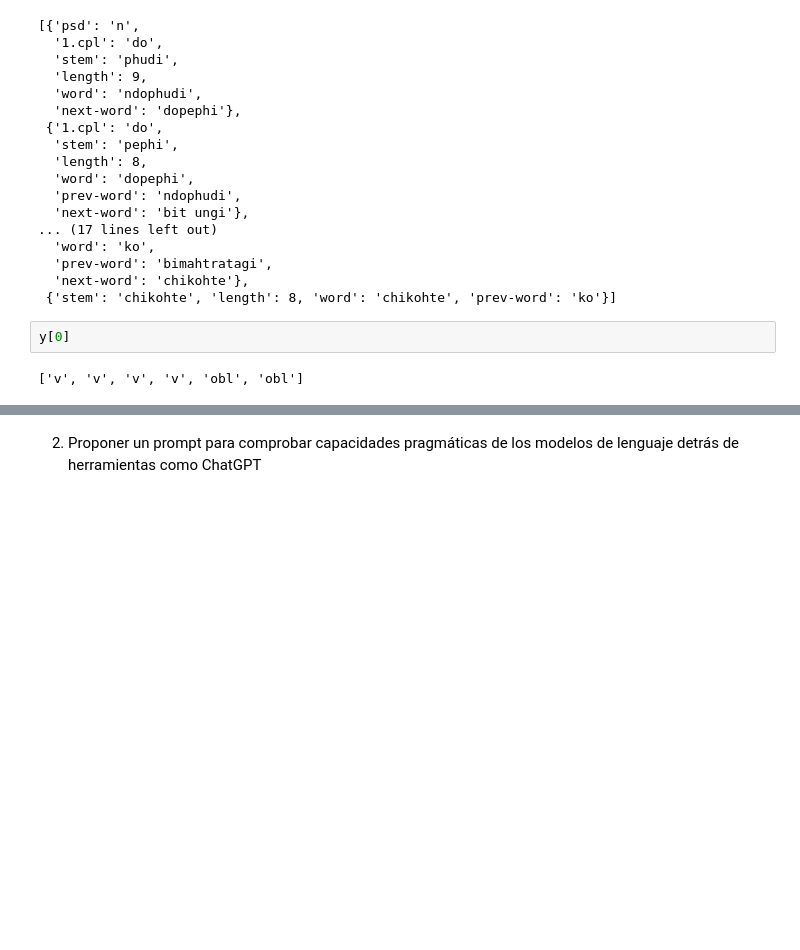
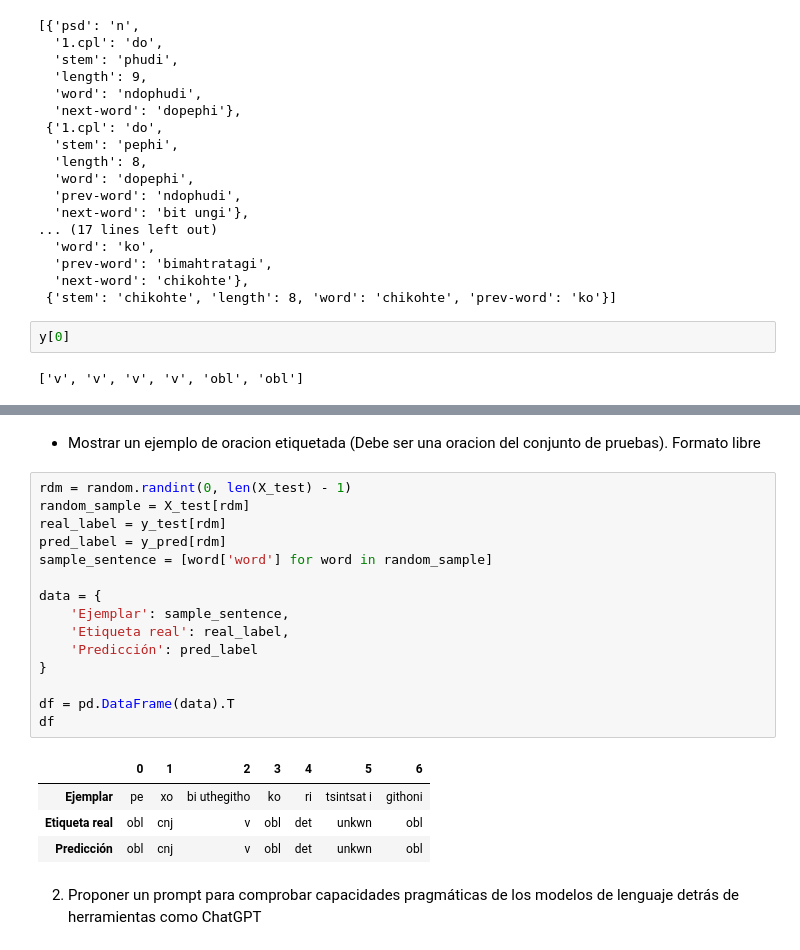
Before and after one commit to ContrarioMotu/Linguistica-Computacional, a Jupyter notebook: 2-Language-levels-II.ipynb, the cells around one changed output, grey strips where cells are left out. Cells and saved outputs as stored; diff of their text form; blank space fills up the shorter version.

```diff
--- a/2-Language-levels-II.ipynb
+++ b/2-Language-levels-II.ipynb
@@ -997,2 +226,24 @@ Confusion matrix:
+# %% [markdown]
+- Mostrar un ejemplo de oracion etiquetada (Debe ser una oracion del conjunto de pruebas). Formato libre
+# %%
+rdm = random.randint(0, len(X_test) - 1)
+random_sample = X_test[rdm]
+real_label = y_test[rdm]
+pred_label = y_pred[rdm]
+sample_sentence = [word['word'] for word in random_sample]
+
+data = {
+    'Ejemplar': sample_sentence,
+    'Etiqueta real': real_label,
+    'Predicción': pred_label
+}
+
+df = pd.DataFrame(data).T
+df
+# %% [output]
+|  | 0 | 1 | 2 | 3 | 4 | 5 | 6 |
+| Ejemplar | pe | xo | bi uthegitho | ko | ri | tsintsat i | githoni |
+| Etiqueta real | obl | cnj | v | obl | det | unkwn | obl |
+| Predicción | obl | cnj | v | obl | det | unkwn | obl |
 # %% [markdown]
 2. Proponer un prompt para comprobar capacidades pragmáticas de los modelos de lenguaje detrás de herramientas como ChatGPT
```
Also changed, not shown: parts of 119 cells of this notebook.
